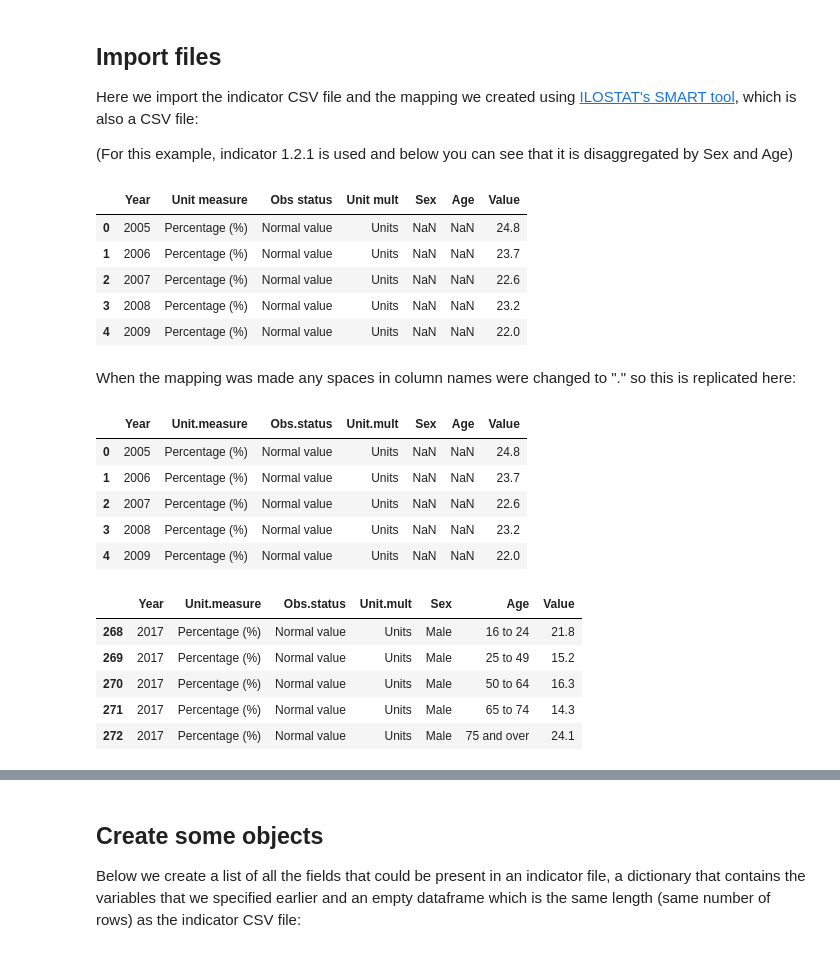
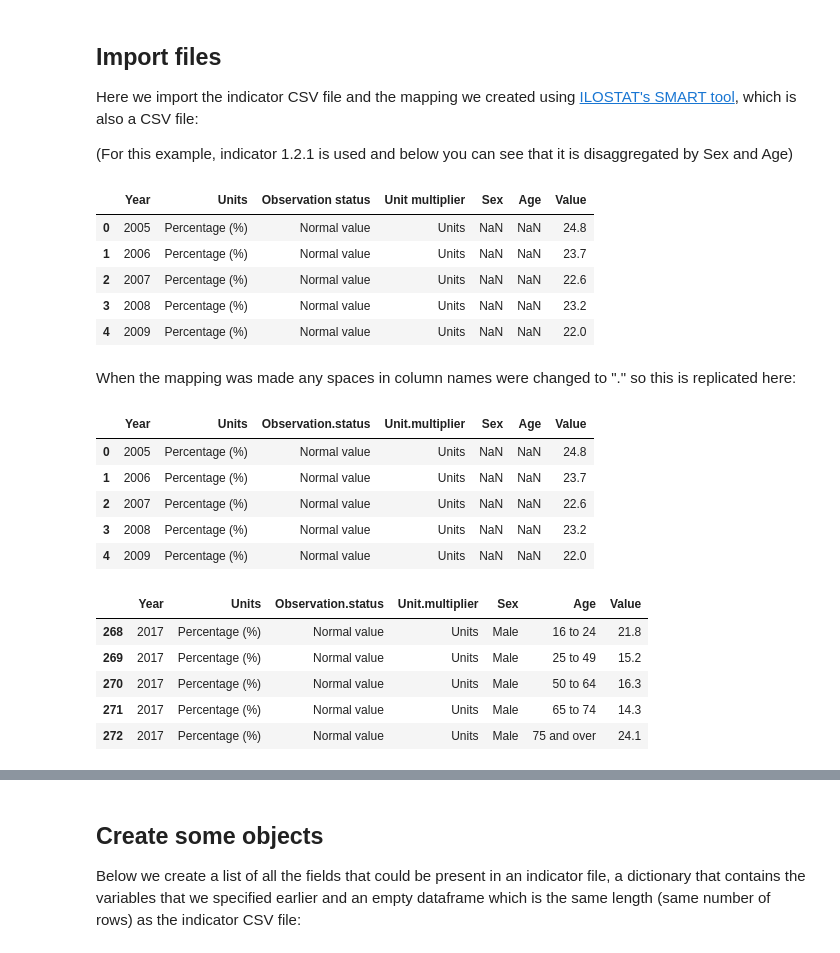
Before and after one commit to LucyGwilliamAdmin/SDMX, a Jupyter notebook: csv2xml.ipynb, the cells around one changed output, grey strips where cells are left out. Drawn from its saved outputs; the diff is of its cells as text; code cells hidden in the pictures.

```diff
--- a/csv2xml.ipynb
+++ b/csv2xml.ipynb
@@ -20,10 +20,9 @@ Here we import the indicator CSV file and the mapping we created using [ILOSTAT'
 # %%
 original_csv=pd.read_csv(indicator_file)
 indicator=pd.read_csv(indicator_file)
-indicator=indicator.rename(columns = {"Observation status": "Obs status", "Unit multiplier":"Unit mult", "Units": "Unit measure"})
 indicator.head()
 # %% [output]
-|  | Year | Unit measure | Obs status | Unit mult | Sex | Age | Value |
+|  | Year | Units | Observation status | Unit multiplier | Sex | Age | Value |
 | 0 | 2005 | Percentage (%) | Normal value | Units | NaN | NaN | 24.8 |
 | 1 | 2006 | Percentage (%) | Normal value | Units | NaN | NaN | 23.7 |
 | 2 | 2007 | Percentage (%) | Normal value | Units | NaN | NaN | 22.6 |
@@ -38,7 +37,7 @@ for col in indicator.columns:
     indicator=indicator.rename(columns = {col:new})
 indicator.head()
 # %% [output]
-|  | Year | Unit.measure | Obs.status | Unit.mult | Sex | Age | Value |
+|  | Year | Units | Observation.status | Unit.multiplier | Sex | Age | Value |
 | 0 | 2005 | Percentage (%) | Normal value | Units | NaN | NaN | 24.8 |
 | 1 | 2006 | Percentage (%) | Normal value | Units | NaN | NaN | 23.7 |
 | 2 | 2007 | Percentage (%) | Normal value | Units | NaN | NaN | 22.6 |
@@ -47,7 +46,7 @@ indicator.head()
 # %%
 indicator.tail()
 # %% [output]
-|  | Year | Unit.measure | Obs.status | Unit.mult | Sex | Age | Value |
+|  | Year | Units | Observation.status | Unit.multiplier | Sex | Age | Value |
 | 268 | 2017 | Percentage (%) | Normal value | Units | Male | 16 to 24 | 21.8 |
 | 269 | 2017 | Percentage (%) | Normal value | Units | Male | 25 to 49 | 15.2 |
 | 270 | 2017 | Percentage (%) | Normal value | Units | Male | 50 to 64 | 16.3 |
```
Also changed, not shown: parts of 9 cells of this notebook, 5 other files.
